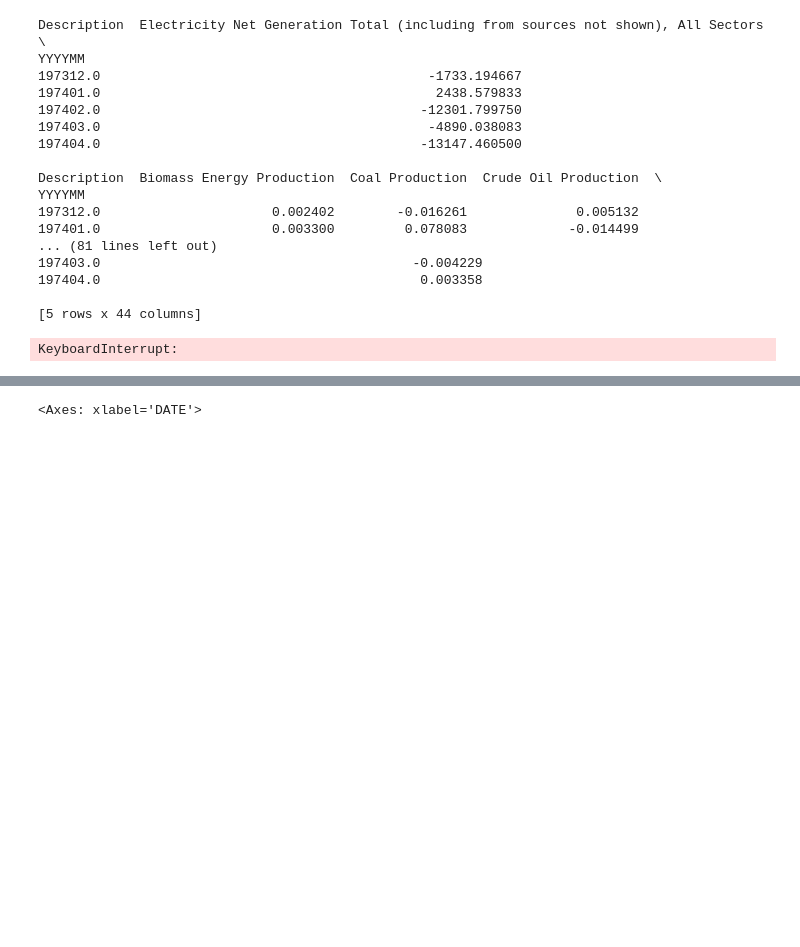
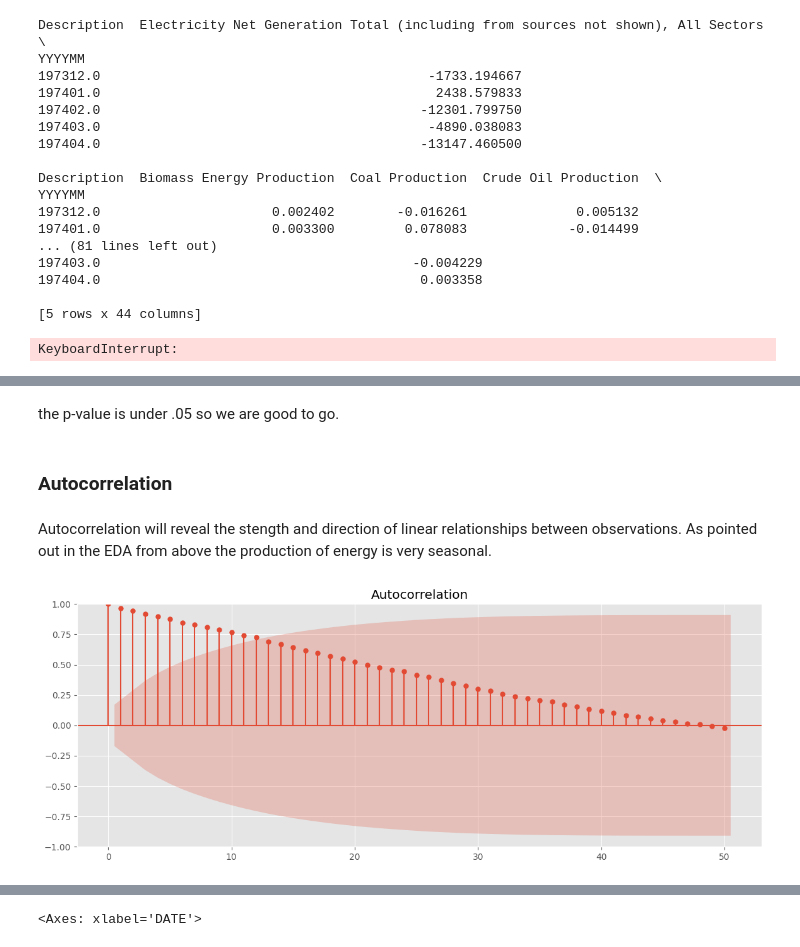
Before and after one commit to NickSordi/6505-Final-Project, a Jupyter notebook: EIA Analysis.ipynb, the cells around one changed output, grey strips where cells are left out. Saved outputs shown, nothing was run; the diff lists cells and outputs as text; code cells hidden in the pictures; blank space fills up the shorter version.

```diff
--- a/EIA Analysis.ipynb
+++ b/EIA Analysis.ipynb
@@ -527,0 +671,12 @@ KeyboardInterrupt:
+# %% [markdown]
+the p-value is under .05 so we are good to go.
+# %% [markdown]
+### Autocorrelation
+# %% [markdown]
+Autocorrelation will reveal the stength and direction of linear relationships between observations. As pointed out in the EDA from above the production of energy is very seasonal.
+# %%
+rcParams['figure.figsize'] = 14, 5
+
+plot_acf(train_nat_gas, lags=50);
+# %% [output]
+[figure, added]
```
Also changed, not shown: parts of 281 cells of this notebook, 1 other file.
